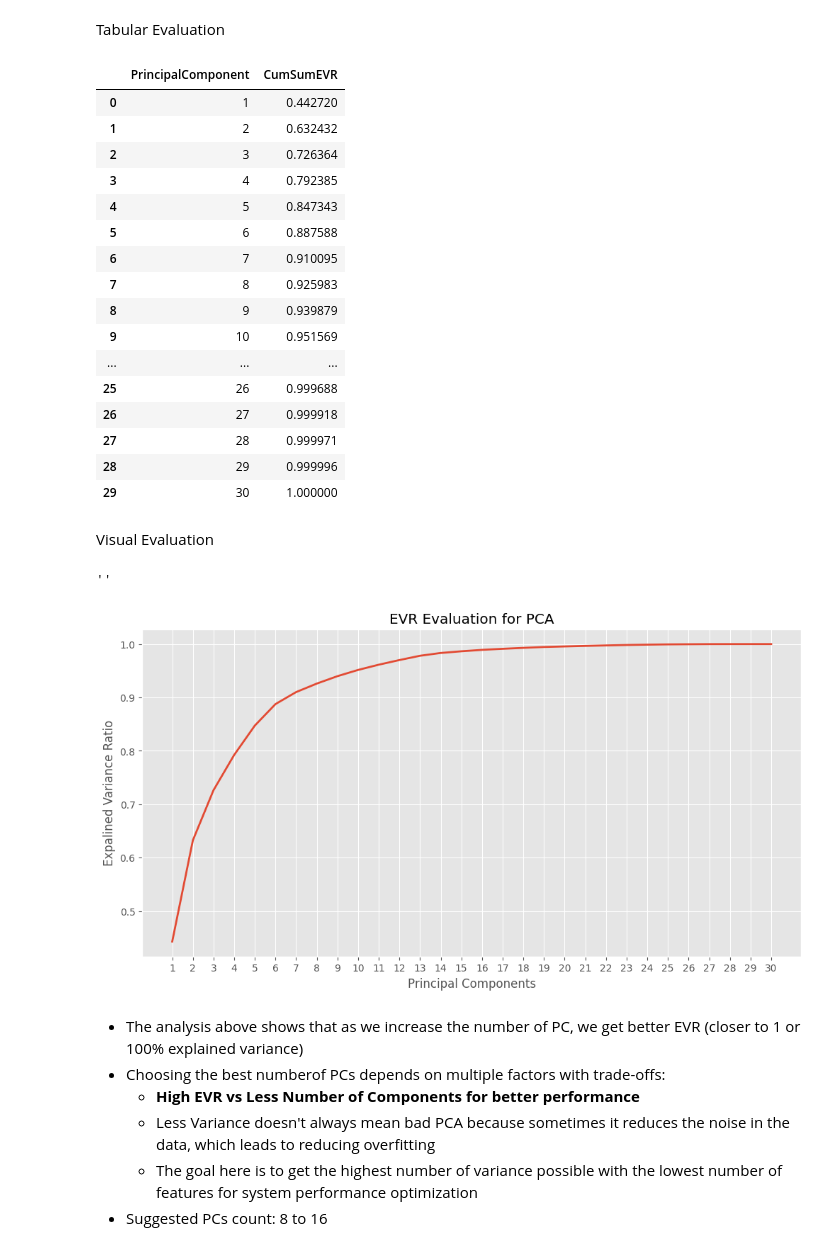
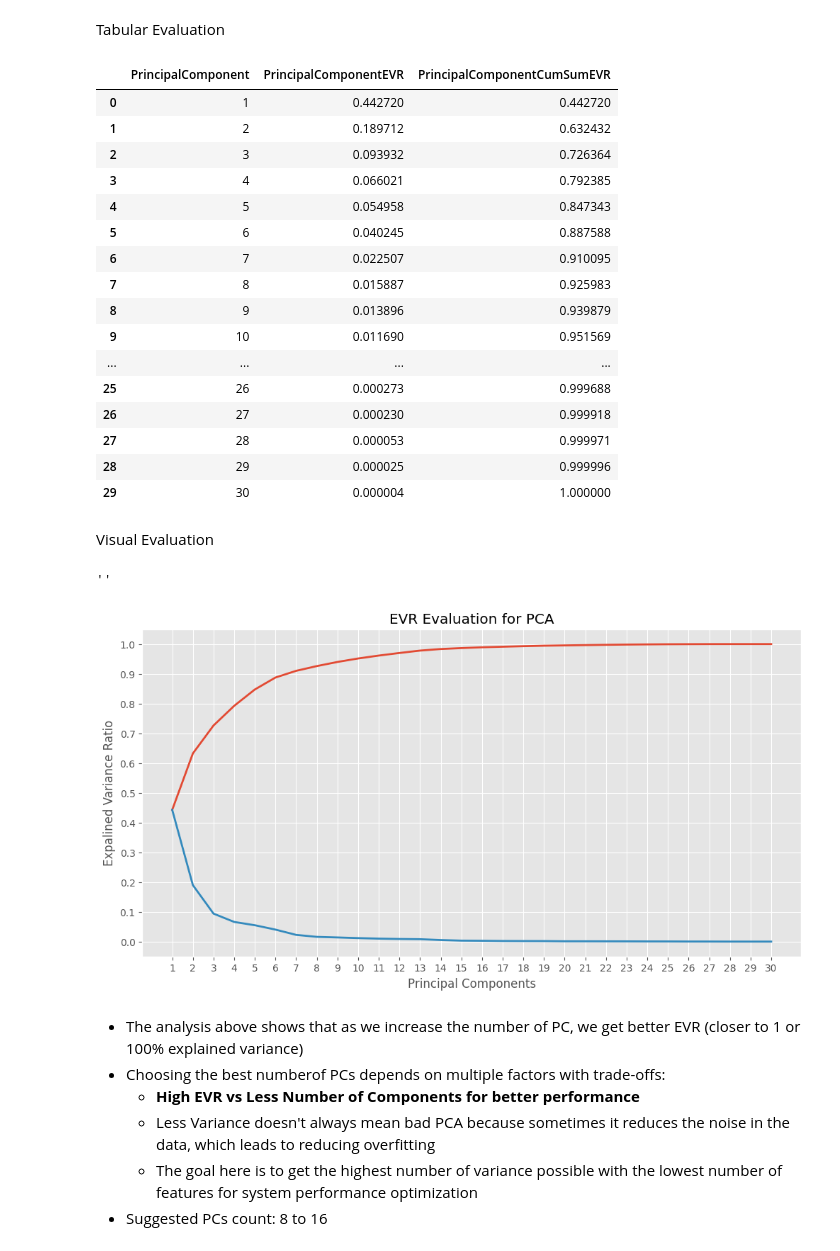
Before and after one commit to BasselD/ai-ml-training, a Jupyter notebook: 04_machine_learning/unsupervised_learning/dimensionality_reduction_pca.ipynb, the cells around one changed output. Cells and saved outputs as stored; diff of their text form; code cells hidden in the pictures.

```diff
--- a/04_machine_learning/unsupervised_learning/dimensionality_reduction_pca.ipynb
+++ b/04_machine_learning/unsupervised_learning/dimensionality_reduction_pca.ipynb
@@ -158,47 +158,51 @@ pca_model_full = PCA()
 pca_model_full.fit(X_scaled)
 
 #step 3
-pca_evr_cumsum = np.cumsum(pca_model_full.explained_variance_ratio_)
+pca_evr = pca_model_full.explained_variance_ratio_
+pca_evr_cumsum = np.cumsum(pca_evr)
 # %% [markdown]
 Tabular Evaluation
 # %%
 df_pca_evr = pd.DataFrame({'PrincipalComponent': range(1,31),
-                            'CumSumEVR': pca_evr_cumsum})
+                           'PrincipalComponentEVR':pca_evr,
+                            'PrincipalComponentCumSumEVR': pca_evr_cumsum})
 df_pca_evr
 # %% [output]
-|  | PrincipalComponent | CumSumEVR |
-| 0 | 1 | 0.442720 |
-| 1 | 2 | 0.632432 |
-| 2 | 3 | 0.726364 |
-| 3 | 4 | 0.792385 |
-| 4 | 5 | 0.847343 |
-| 5 | 6 | 0.887588 |
-| 6 | 7 | 0.910095 |
-| 7 | 8 | 0.925983 |
-| 8 | 9 | 0.939879 |
-| 9 | 10 | 0.951569 |
-| ... | ... | ... |
-| 25 | 26 | 0.999688 |
-| 26 | 27 | 0.999918 |
-| 27 | 28 | 0.999971 |
-| 28 | 29 | 0.999996 |
-| 29 | 30 | 1.000000 |
+|  | PrincipalComponent | PrincipalComponentEVR | PrincipalComponentCumSumEVR |
+| 0 | 1 | 0.442720 | 0.442720 |
+| 1 | 2 | 0.189712 | 0.632432 |
+| 2 | 3 | 0.093932 | 0.726364 |
+| 3 | 4 | 0.066021 | 0.792385 |
+| 4 | 5 | 0.054958 | 0.847343 |
+| 5 | 6 | 0.040245 | 0.887588 |
+| 6 | 7 | 0.022507 | 0.910095 |
+| 7 | 8 | 0.015887 | 0.925983 |
+| 8 | 9 | 0.013896 | 0.939879 |
+| 9 | 10 | 0.011690 | 0.951569 |
+| ... | ... | ... | ... |
+| 25 | 26 | 0.000273 | 0.999688 |
+| 26 | 27 | 0.000230 | 0.999918 |
+| 27 | 28 | 0.000053 | 0.999971 |
+| 28 | 29 | 0.000025 | 0.999996 |
+| 29 | 30 | 0.000004 | 1.000000 |
 # %% [markdown]
 Visual Evaluation
 # %%
 plt.style.use('ggplot')
 # %%
 plt.figure(figsize=(12,6))
-plt.plot(df_pca_evr['PrincipalComponent'], df_pca_evr['CumSumEVR'], linewidth=2)
+plt.plot(df_pca_evr['PrincipalComponent'], df_pca_evr['PrincipalComponentCumSumEVR'], linewidth=2)
+plt.plot(df_pca_evr['PrincipalComponent'], df_pca_evr['PrincipalComponentEVR'], linewidth=2)
 
 plt.xticks(df_pca_evr['PrincipalComponent'])
 plt.title('EVR Evaluation for PCA')
 plt.xlabel('Principal Components')
 plt.ylabel('Expalined Variance Ratio')
+plt.yticks(np.arange(0,1.1,.1))
 ;
 # %% [output]
 ''
-[figure, old version]
+[figure, new version]
 # %% [markdown]
 - The analysis above shows that as we increase the number of PC, we get better EVR (closer to 1 or 100% explained variance)
 - Choosing the best numberof PCs depends on multiple factors with trade-offs:
```
Also changed, not shown: parts of 4 cells of this notebook, 5 other files.
